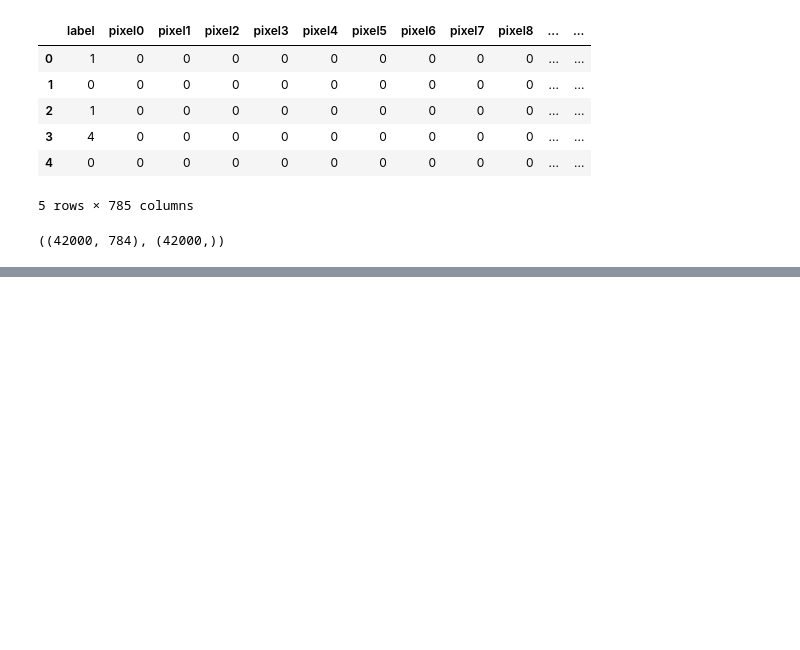
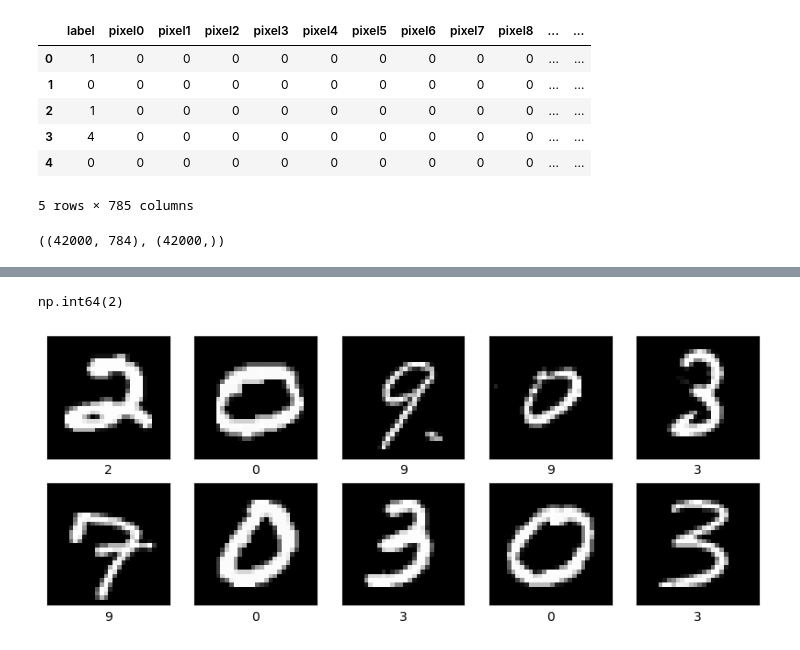
Before and after one commit to PavicicJadranko/Digit-Recognizer-using-Machine-Learning, a Jupyter notebook: Digit_Recognizer.ipynb, the cells around one changed output, grey strips where cells are left out. Cells and saved outputs as stored; diff of their text form; code cells hidden in the pictures; blank space fills up the shorter version.

```diff
--- a/Digit_Recognizer.ipynb
+++ b/Digit_Recognizer.ipynb
@@ -89,0 +96,19 @@ plt.show()
+# %%
+import tf_keras
+from tf_keras.models import Sequential
+from tf_keras.layers import Dense, Dropout, Flatten, Conv2D, MaxPooling2D
+from tf_keras.optimizers import Adam
+
+
+model = tf_keras.Sequential([
+    tf_keras.layers.Flatten(input_shape=(28, 28, 1)),
+    tf_keras.layers.Dense(128, activation='relu'),
+    tf_keras.layers.Dense(10)
+])
+
+model.compile(optimizer= Adam(),
+              loss=tf_keras.losses.SparseCategoricalCrossentropy(from_logits=True),
+              metrics=['accuracy'])
+
+
+model.build(input_shape=(28, 28, 1))
@@ -89,0 +117,2 @@ plt.show()
+# %%
+model.fit(X_train, y_train, epochs=10)
@@ -89,0 +143,3 @@ plt.show()
+# %%
+probability_model = tf_keras.Sequential([model, tf_keras.layers.Softmax()])
+predictions = probability_model.predict(test_df)
@@ -89,0 +148,16 @@ plt.show()
+# %%
+np.argmax(predictions[0])
+# %% [output]
+np.int64(2)
+# %%
+# Visualize the images in the train dataframe
+plt.figure(figsize=(10, 10))
+for i in range(10):
+    plt.subplot(5, 5, i+1)
+    plt.imshow(test_df[i], cmap="grey")
+    plt.xlabel(str(np.argmax(predictions[i])))
+    plt.xticks([])
+    plt.yticks([])
+plt.show()
+# %% [output]
+[figure, added]
```
Also changed, not shown: parts of 8 cells of this notebook.
